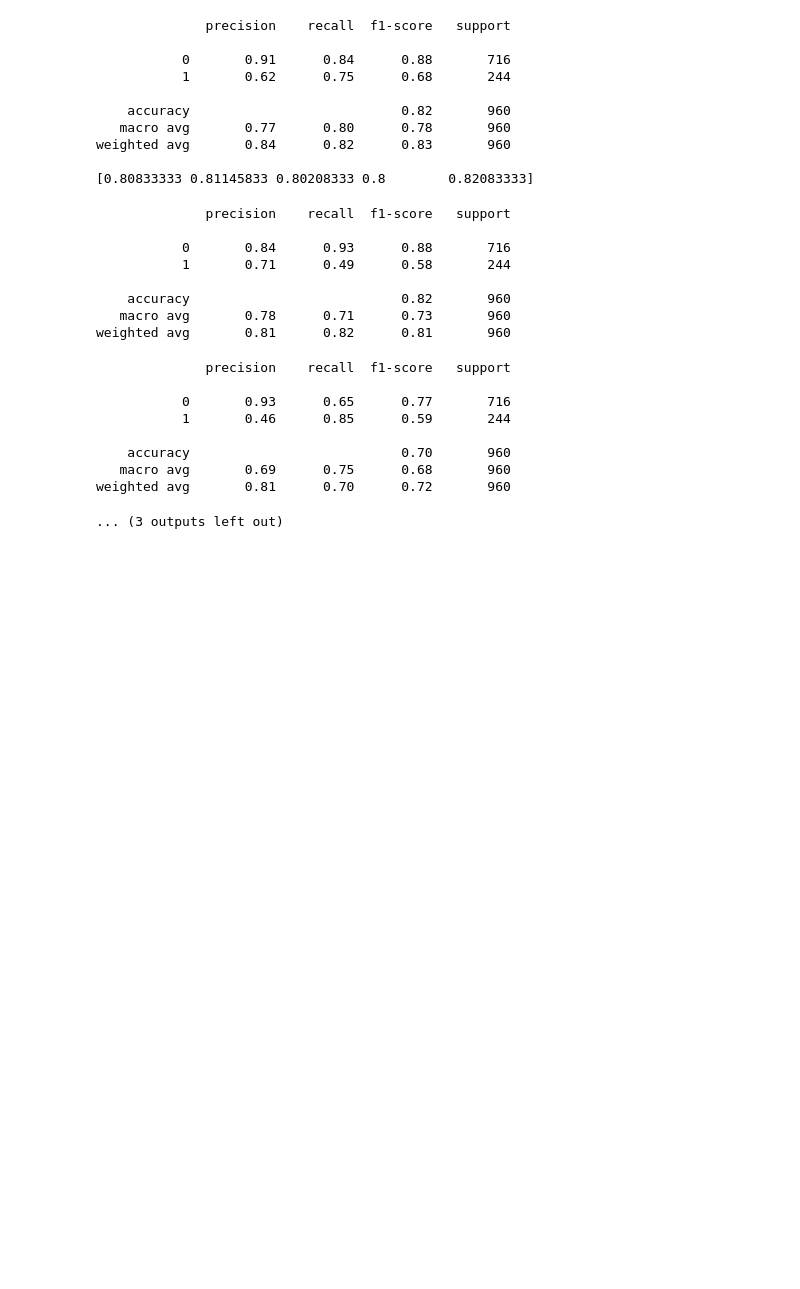
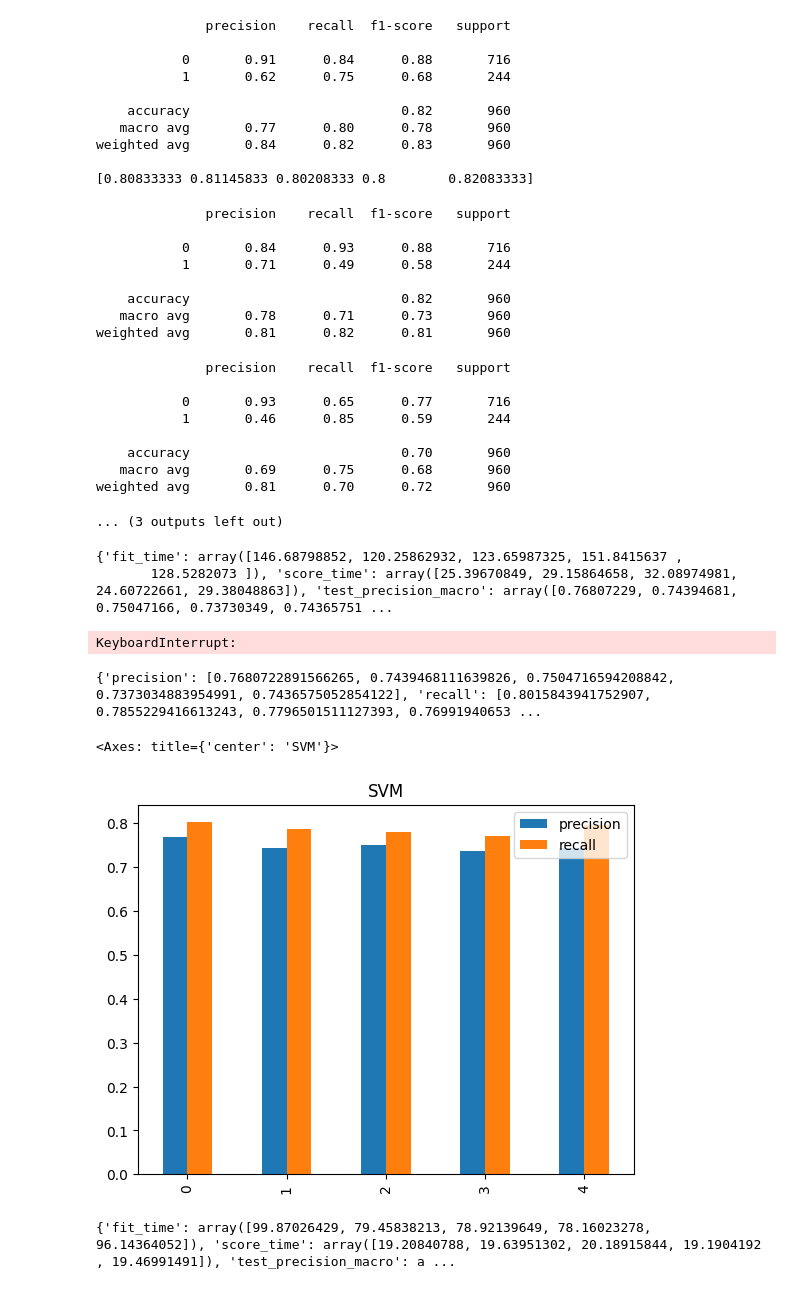
Before and after one commit to F-Zinga/DataMining-EmotionDetection, a Jupyter notebook: notebook/model_evaluation.ipynb, the cells around one changed output. Cells and saved outputs as stored; diff of their text form; code cells hidden in the pictures; blank space fills up the shorter version.

```diff
--- a/notebook/model_evaluation.ipynb
+++ b/notebook/model_evaluation.ipynb
@@ -134,3 +137,55 @@ weighted avg       0.81      0.82      0.81       960
    macro avg       0.69      0.75      0.68       960
 weighted avg       0.81      0.70      0.72       960
 ... (3 outputs left out)
+# %%
+steps = [
+        ("scaler", WordVectorTransformer()),
+        ("sampler", SMOTE()),
+        ("classification", LinearSVC(C=0.1,max_iter=10000))
+    ]
+
+pipeline = Pipeline(steps)
+
+svm_results = cross_validate(
+pipeline,
+x,
+y,
+cv = StratifiedKFold(shuffle=True, random_state=15, n_splits=5),
+scoring=('precision_macro','recall_macro')
+)
+
+print(svm_results)
+# %% [output]
+{'fit_time': array([146.68798852, 120.25862932, 123.65987325, 151.8415637 ,
+       128.5282073 ]), 'score_time': array([25.39670849, 29.15864658, 32.08974981, 24.60722661, 29.38048863]), 'test_precision_macro': array([0.76807229, 0.74394681, 0.75047166, 0.73730349, 0.74365751 ...
+KeyboardInterrupt:
+# %%
+data = {'precision':svm_results['test_precision_macro'].tolist(),
+        'recall':svm_results['test_recall_macro'].tolist()}
+print(data)
+ser = pd.DataFrame(data=data, index=['0','1','2','3','4'])
+ser.plot(kind='bar',title = 'SVM')
+# %% [output]
+{'precision': [0.7680722891566265, 0.7439468111639826, 0.7504716594208842, 0.7373034883954991, 0.7436575052854122], 'recall': [0.8015843941752907, 0.7855229416613243, 0.7796501511127393, 0.76991940653 ...
+<Axes: title={'center': 'SVM'}>
+[figure, added]
+# %%
+steps = [
+    ("scaler", WordVectorTransformer()),
+    ("sampler", SMOTE()),
+    ("classification", RandomForestClassifier())
+]
+
+pipeline = Pipeline(steps)
+
+rf_results = cross_validate(
+    pipeline,
+    x,
+    y,
+    cv=StratifiedKFold(shuffle=True, random_state=15, n_splits=5),
+    scoring=('precision_macro', 'recall_macro')
+)
+
+print(rf_results)
+# %% [output]
+{'fit_time': array([99.87026429, 79.45838213, 78.92139649, 78.16023278, 96.14364052]), 'score_time': array([19.20840788, 19.63951302, 20.18915844, 19.1904192 , 19.46991491]), 'test_precision_macro': a ...
```
Also changed, not shown: parts of 4 cells of this notebook.
